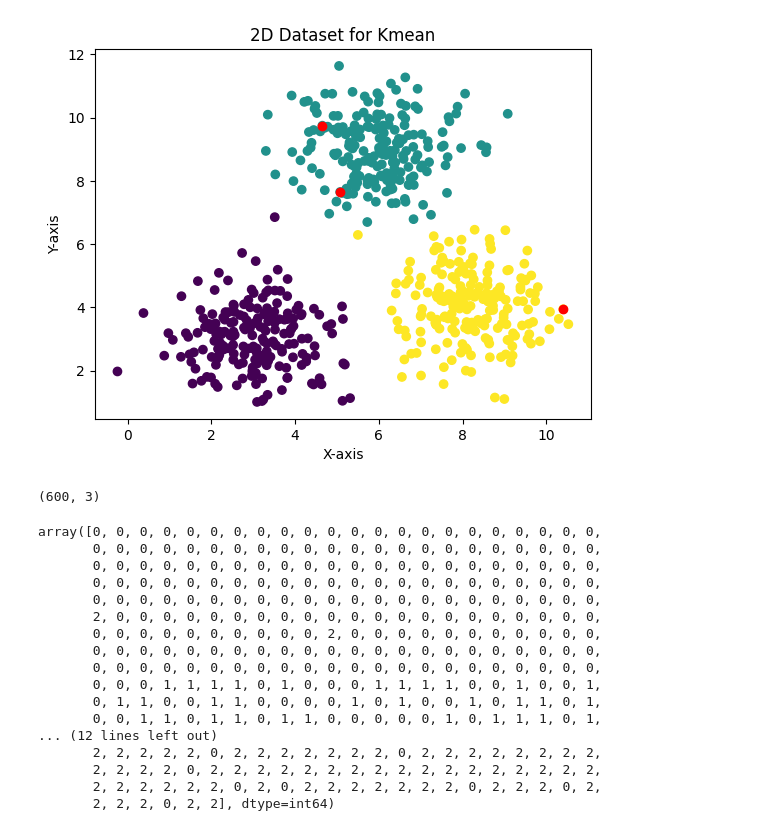
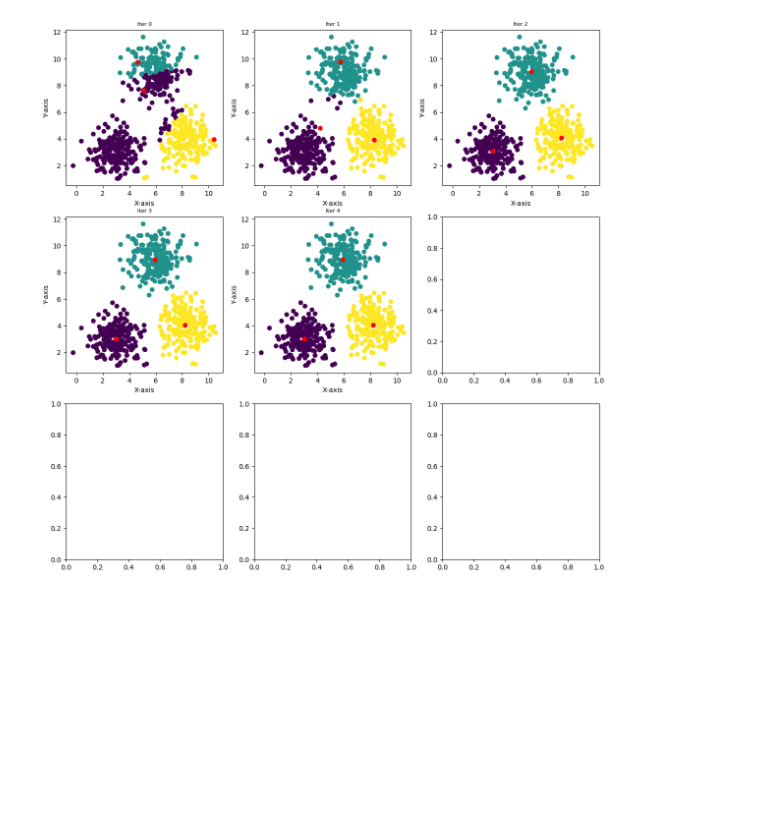
Before and after one commit to ChauBacHozz/ML_algorithms_from_scratch, a Jupyter notebook: KMean/Kmean.ipynb, the cells around one changed output. Drawn from its saved outputs; the diff is of its cells as text; code cells hidden in the pictures; blank space fills up the shorter version.

Commit message:
complete Kmean algo

```diff
--- a/KMean/Kmean.ipynb
+++ b/KMean/Kmean.ipynb
@@ -31,32 +29,34 @@ centroids = init_centroids(X, k)
-# %%
-plt.scatter(all_points[:, 0], all_points[:, 1], c=labels, cmap='viridis')
-plt.scatter(centroids[:, 0], centroids[:, 1], c='r')
-plt.title('2D Dataset for Kmean')
-plt.xlabel('X-axis')
-plt.ylabel('Y-axis')
-plt.show()
-# %% [output]
-[figure, removed]
-# %%
-D = cdist(X, centroids)
-print(D.shape)
-np.argmin(D,axis = 1)
-# %% [output]
-(600, 3)
-array([0, 0, 0, 0, 0, 0, 0, 0, 0, 0, 0, 0, 0, 0, 0, 0, 0, 0, 0, 0, 0, 0,
-       0, 0, 0, 0, 0, 0, 0, 0, 0, 0, 0, 0, 0, 0, 0, 0, 0, 0, 0, 0, 0, 0,
-       0, 0, 0, 0, 0, 0, 0, 0, 0, 0, 0, 0, 0, 0, 0, 0, 0, 0, 0, 0, 0, 0,
-       0, 0, 0, 0, 0, 0, 0, 0, 0, 0, 0, 0, 0, 0, 0, 0, 0, 0, 0, 0, 0, 0,
-       0, 0, 0, 0, 0, 0, 0, 0, 0, 0, 0, 0, 0, 0, 0, 0, 0, 0, 0, 0, 0, 0,
-       2, 0, 0, 0, 0, 0, 0, 0, 0, 0, 0, 0, 0, 0, 0, 0, 0, 0, 0, 0, 0, 0,
-       0, 0, 0, 0, 0, 0, 0, 0, 0, 0, 2, 0, 0, 0, 0, 0, 0, 0, 0, 0, 0, 0,
-       0, 0, 0, 0, 0, 0, 0, 0, 0, 0, 0, 0, 0, 0, 0, 0, 0, 0, 0, 0, 0, 0,
-       0, 0, 0, 0, 0, 0, 0, 0, 0, 0, 0, 0, 0, 0, 0, 0, 0, 0, 0, 0, 0, 0,
-       0, 0, 0, 1, 1, 1, 1, 0, 1, 0, 0, 0, 1, 1, 1, 1, 0, 0, 1, 0, 0, 1,
-       0, 1, 1, 0, 0, 1, 1, 0, 0, 0, 0, 1, 0, 1, 0, 0, 1, 0, 1, 1, 0, 1,
-       0, 0, 1, 1, 0, 1, 1, 0, 1, 1, 0, 0, 0, 0, 0, 1, 0, 1, 1, 1, 0, 1,
-... (12 lines left out)
-       2, 2, 2, 2, 2, 0, 2, 2, 2, 2, 2, 2, 2, 0, 2, 2, 2, 2, 2, 2, 2, 2,
-       2, 2, 2, 2, 0, 2, 2, 2, 2, 2, 2, 2, 2, 2, 2, 2, 2, 2, 2, 2, 2, 2,
-       2, 2, 2, 2, 2, 2, 0, 2, 0, 2, 2, 2, 2, 2, 2, 2, 0, 2, 2, 2, 0, 2,
-       2, 2, 2, 0, 2, 2], dtype=int64)
+# %%
+def converged(labels, pred_labels):
+    return np.all((labels - pred_labels) == 0)
+# %%
+# np.random.seed(42)
+centroids = init_centroids(X, k)
+index = 0
+labels = []
+centroids_lst = []
+centroids_lst.append(centroids)
+D = cdist(X, centroids)
+labels.append(np.argmin(D,axis = 1))
+while True:
+    centroids = np.zeros_like(centroids_lst[-1])
+    for j in range(k):
+        centroids[j, :] = np.mean(X[np.where(labels[index]==j)], axis=0)
+    centroids_lst.append(centroids)
+    D = cdist(X, centroids)
+    labels.append(np.argmin(D,axis = 1))
+    if index > 0:
+        if converged(labels[index], labels[index - 1]):
+            break
+    index += 1
+# %%
+fig, axs = plt.subplots(3, 3, figsize = (14, 14))
+for index, label in enumerate(labels):
+    axs[math.floor(index / 3), index % 3].scatter(all_points[:, 0], all_points[:, 1], c=label, cmap='viridis')
+    axs[math.floor(index / 3), index % 3].scatter(centroids_lst[index][:, 0], centroids_lst[index][:, 1], c='r')
+    axs[math.floor(index / 3), index % 3].set_title(f'Iter {index}', fontsize = 8)
+    axs[math.floor(index / 3), index % 3].set_xlabel('X-axis')
+    axs[math.floor(index / 3), index % 3].set_ylabel('Y-axis')
+plt.show()
+# %% [output]
+[figure, added]
```
Also changed, not shown: parts of 3 cells of this notebook.
